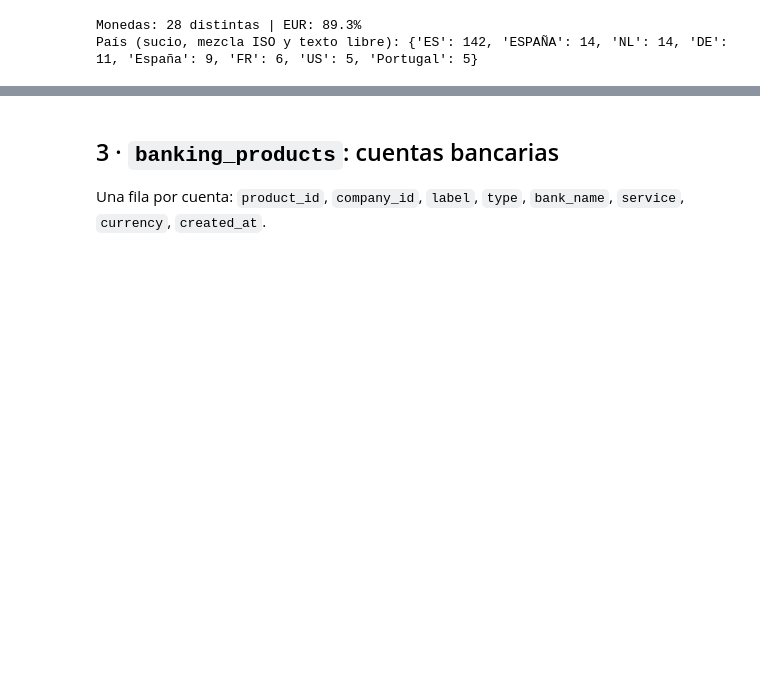
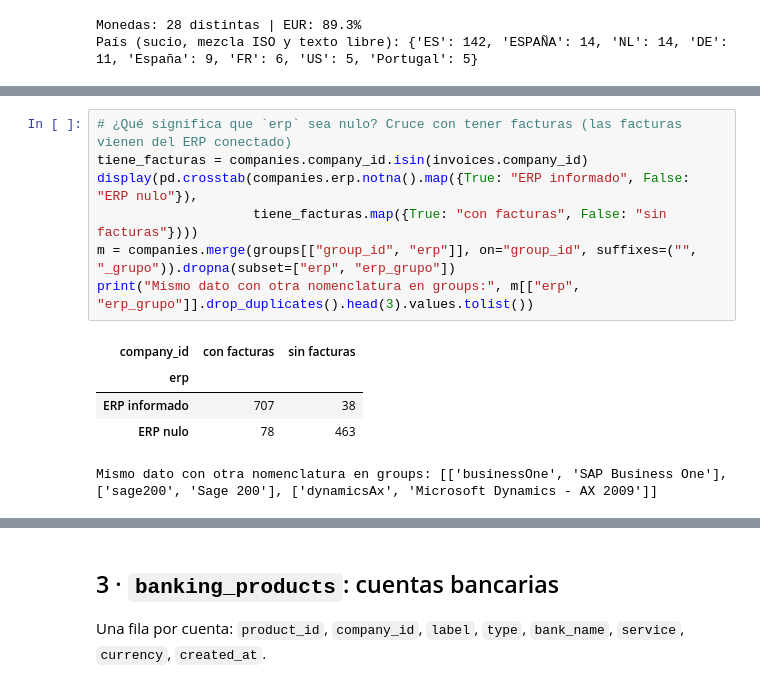
Before and after one commit to anderescaray/every-hackspain, a Jupyter notebook: notebooks/01_exploracion_datos.ipynb, the cells around one changed output, grey strips where cells are left out. Drawn from its saved outputs; the diff is of its cells as text; blank space fills up the shorter version.

```diff
--- a/notebooks/01_exploracion_datos.ipynb
+++ b/notebooks/01_exploracion_datos.ipynb
@@ -205,3 +209,16 @@ print("Empresas dadas de alta después de 2024-09-01:", pct((companies.created_a
 Empresas dadas de alta después de 2024-09-01: 72.2%
+# %%
+# ¿Qué significa que `erp` sea nulo? Cruce con tener facturas (las facturas vienen del ERP conectado)
+tiene_facturas = companies.company_id.isin(invoices.company_id)
+display(pd.crosstab(companies.erp.notna().map({True: "ERP informado", False: "ERP nulo"}),
+                    tiene_facturas.map({True: "con facturas", False: "sin facturas"})))
+m = companies.merge(groups[["group_id", "erp"]], on="group_id", suffixes=("", "_grupo")).dropna(subset=["erp", "erp_grupo"])
+print("Mismo dato con otra nomenclatura en groups:", m[["erp", "erp_grupo"]].drop_duplicates().head(3).values.tolist())
+# %% [output]
+| company_id | con facturas | sin facturas |
+| erp |  |  |
+| ERP informado | 707 | 38 |
+| ERP nulo | 78 | 463 |
+Mismo dato con otra nomenclatura en groups: [['businessOne', 'SAP Business One'], ['sage200', 'Sage 200'], ['dynamicsAx', 'Microsoft Dynamics - AX 2009']]
 # %% [markdown]
 **Qué implica:**
```
Also changed, not shown: parts of 17 cells of this notebook, 56 other files.
